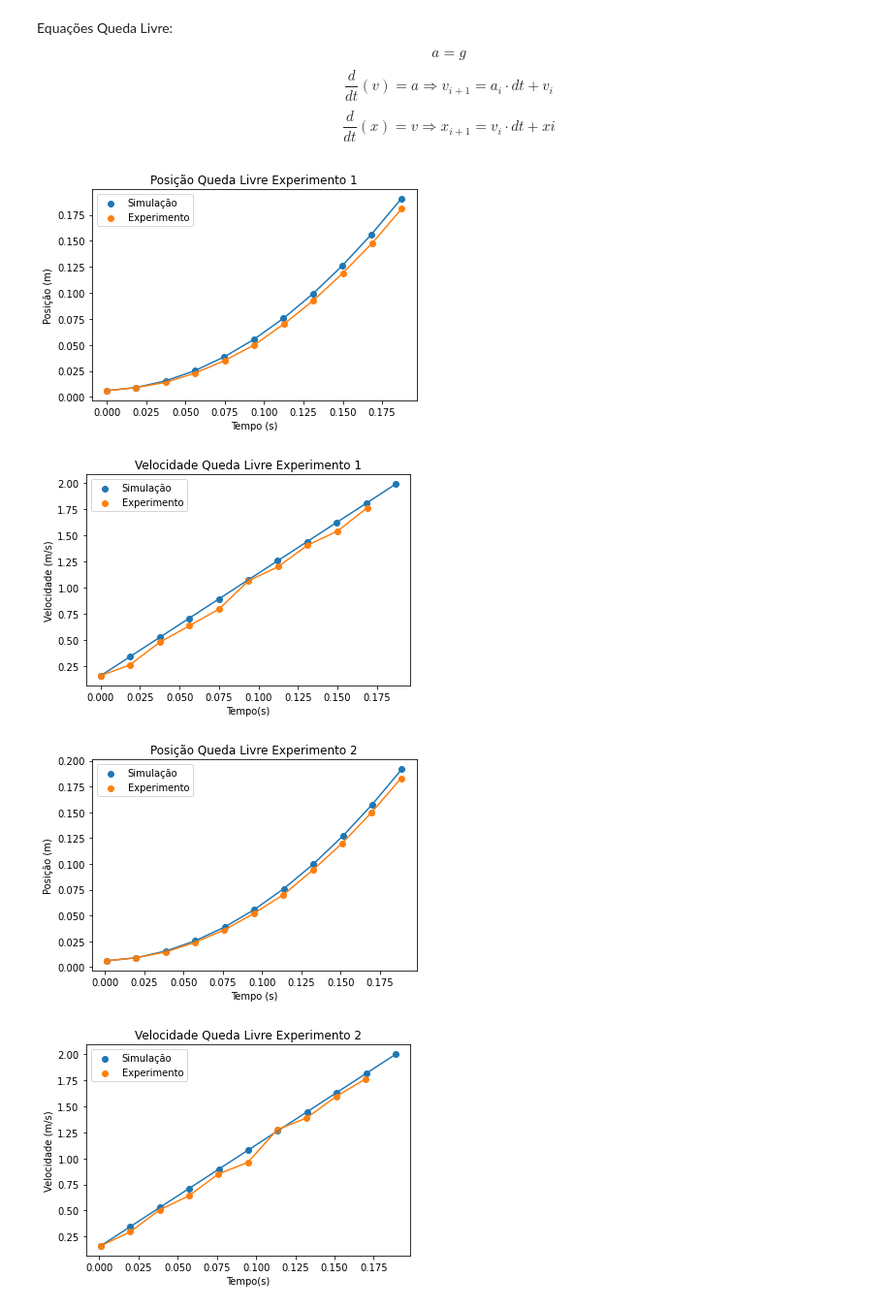
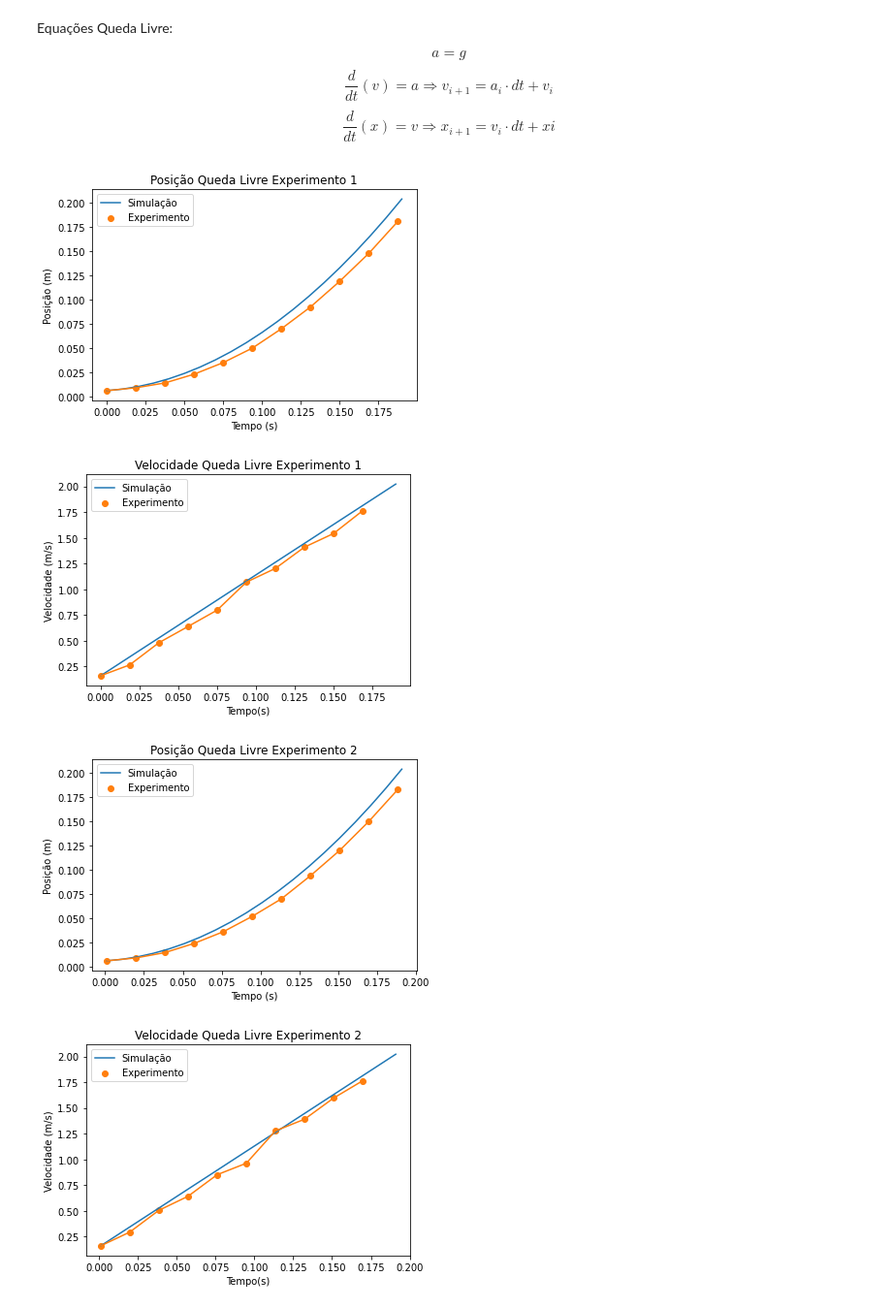
Before and after one commit to likury/EP2Modelagem, a Jupyter notebook: Simulação.ipynb, the cells around one changed output. Shown at 97% size. Cells and saved outputs as stored; diff of their text form; code cells hidden in the pictures.

```diff
--- a/Simulação.ipynb
+++ b/Simulação.ipynb
@@ -55,10 +55,9 @@ def easyPlot(v,title):
     pyplot.title(title)
     pyplot.show()
 
-def easyPlot2D(x,y,title, df, col, xlabel, ylabel):
+def easyPlot2D(x,y,title, df, col, xlabel, ylabel, scatter = True):
     pyplot.figure()
-    pyplot.scatter(x,y, label = 'Simulação')
-    pyplot.plot(x, y)
+    pyplot.plot(x, y, label = 'Simulação')
     pyplot.scatter(df.time, df[col], c = 'tab:orange', label = 'Experimento')
     pyplot.plot(df.time, df[col], c = 'tab:orange')
     pyplot.title(title)
@@ -91,43 +90,55 @@ def ratesFreeFall(s,dt):
     g = 9.8
     r0 = s[1]*dt #+thetai
     r1 = g*dt
+    r2 = dt
+    return np.array([r0,r1,r2])
+
+def ratesPendulum(s,dt):
+    g = 9.8
+    L = 0.2905
+    r1 = (-g*s[0]*dt)/L #+omegai
+    r0 = (s[1] + r1)*dt #+thetai
     r2 = dt
     return np.array([r0,r1,r2])
 
 def main(df, positionName, experimentName, rateFunction, positionUnity):
 
     experiments = df['experiment'].unique()
 
     for ex in experiments:
         dff = df.loc[df['experiment'] == ex]
 
+        firstrow = dff.iloc[0]
+
         t0 = dff.time.min()
         it0 = dff.time.idxmin()
         tf = dff.time.max()
-        x0 = dff[positionName].min()
-        v0 = dff['velocity'].min()
-        dt = dff.time[it0 + 1] - dff.time[it0]
+        x0 = firstrow[positionName]
+        v0 = firstrow['velocity']
+        dt = 0.01
+        #dt = dff.time[it0 + 1] - dff.time[it0]
 
         stateVectorEuler = initStateVector([x0,v0,t0])
         stateVectorEuler = initStateVector([x0,v0,t0])
 
 
         svtEuler = initSVTrajectory()
 
         while (stateVectorEuler[2] < tf + dt/2):
             svtEuler        = updateSVTrajectory(svtEuler,list(stateVectorEuler))
             stateVectorEuler = updateStateVectorEuler(stateVectorEuler,dt, rateFunction)
 
         vx = extractSVTrajectory(svtEuler,0)
         vv = extractSVTrajectory(svtEuler,1)
         vtime = extractSVTrajectory(svtEuler,2)
 
         easyPlot2D(vtime, vx, f'Posição {experimentName} Experimento {ex}', dff, positionName, 'Tempo (s)', f'Posição ({positionUnity})')
         easyPlot2D(vtime, vv, f'Velocidade {experimentName} Experimento {ex}', dff, 'velocity', 'Tempo(s)', f'Velocidade ({positionUnity}/s)')
 
 main(dfFF, 'position', 'Queda Livre', ratesFreeFall, 'm')
+main(dfP, 'angle', 'Pêndulo', ratesPendulum, 'rad')
 # %% [output]
-[figure, old version]
+[figure, new version]
-[figure, old version]
+[figure, new version]
-[figure, old version]
+[figure, new version]
-[figure, old version]
+[figure, new version]
```
Also changed, not shown: parts of 3 cells of this notebook.
